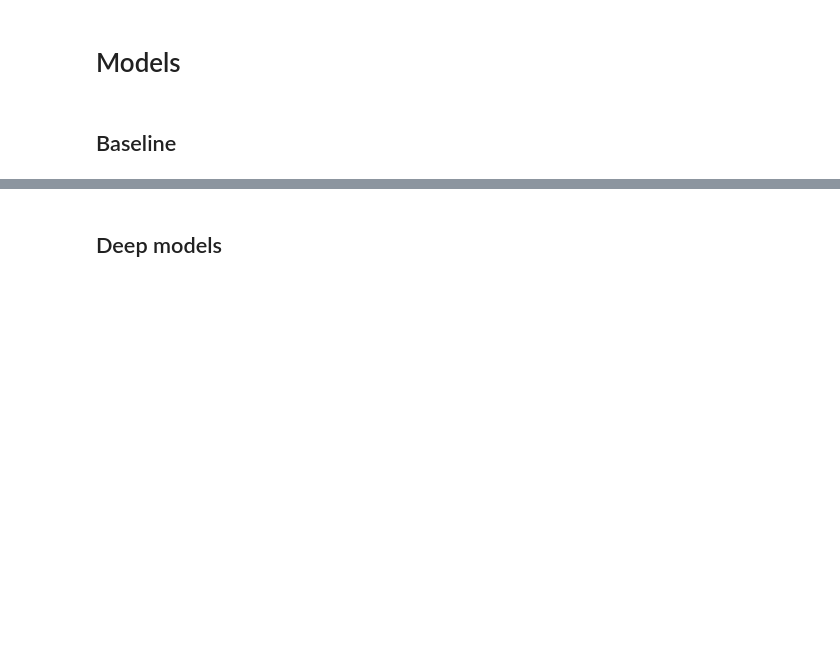
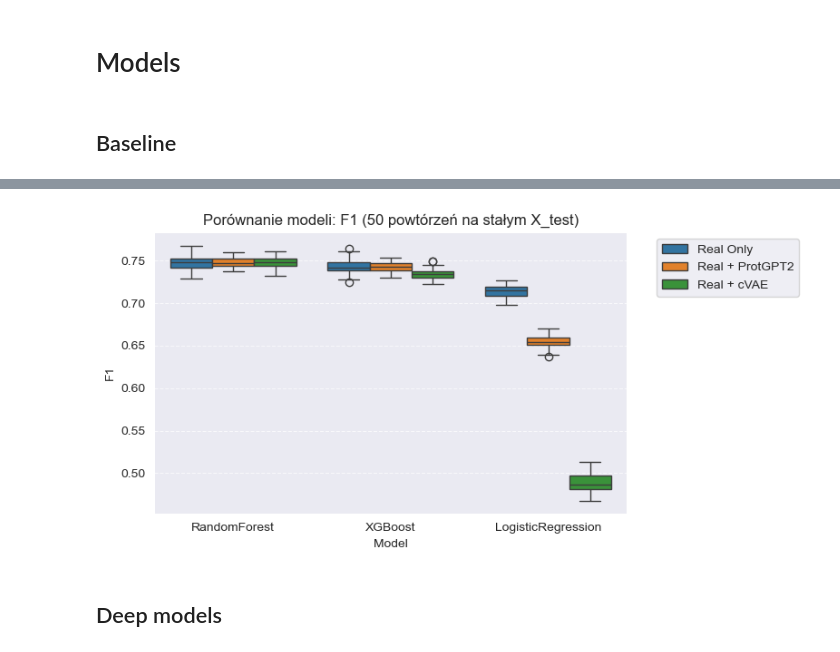
Before and after one commit to martskow/Generative-models-of-amyloid-peptides, a Jupyter notebook: anaconda_projects/Trening_modeli.ipynb, the cells around one changed output, grey strips where cells are left out. Saved outputs shown, nothing was run; the diff lists cells and outputs as text; code cells hidden in the pictures; blank space fills up the shorter version.

```diff
--- a/anaconda_projects/Trening_modeli.ipynb
+++ b/anaconda_projects/Trening_modeli.ipynb
@@ -32,6 +35,7 @@ df_ref_nonamy = df_ref[df_ref['class'] == 0]
 
 df_protgpt2 = pd.read_csv("./files/final_datasets/protgpt_final.csv")
 df_cvae = pd.read_csv("./files/final_datasets/cvae_final.csv")
+df_diff = pd.read("./files/final_datasets/diff_final.csv")
 # %%
 selected_features = ['beta_propensity', 'proline_fraction', 'AAT', 'net_charge', 'TA', 'polar_fraction', 'a3vSA']
 # %% [markdown]
@@ -59,8 +63,18 @@ train_datasets = {
     "Real + cVAE": (
         pd.concat([X_train_ref, df_cvae[selected_features]]),
         pd.concat([y_train_ref, df_cvae["class"]])
+    ),
+    "Real + Diff": (
+        pd.concat([X_train_ref, df_diff[selected_features]]),
+        pd.concat([y_train_ref, df_diff["class"]])
     )
 }
+# %%
+cv = RepeatedStratifiedKFold(
+    n_splits=5,
+    n_repeats=10,
+    random_state=42
+)
 # %% [markdown]
 # Models
 # %% [markdown]
@@ -201,3 +277,16 @@ XGBoost                  0.731     0.749
+# %%
+def plot_results(df, metric='F1'):
+    plt.figure(figsize=(8, 4))
+    sns.boxplot(data=df, x='Model', y=metric, hue='Dataset')
+    plt.title(f'Porównanie modeli: {metric} (50 powtórzeń na stałym X_test)')
+    plt.grid(axis='y', linestyle='--', alpha=0.7)
+    plt.legend(bbox_to_anchor=(1.05, 1), loc='upper left')
+    plt.tight_layout()
+    plt.show()
+
+plot_results(df_stat)
+# %% [output]
+[figure, added]
 # %% [markdown]
 ## Deep models
 # %% [markdown]
```
Also changed, not shown: parts of 7 cells of this notebook, 36 other files.
